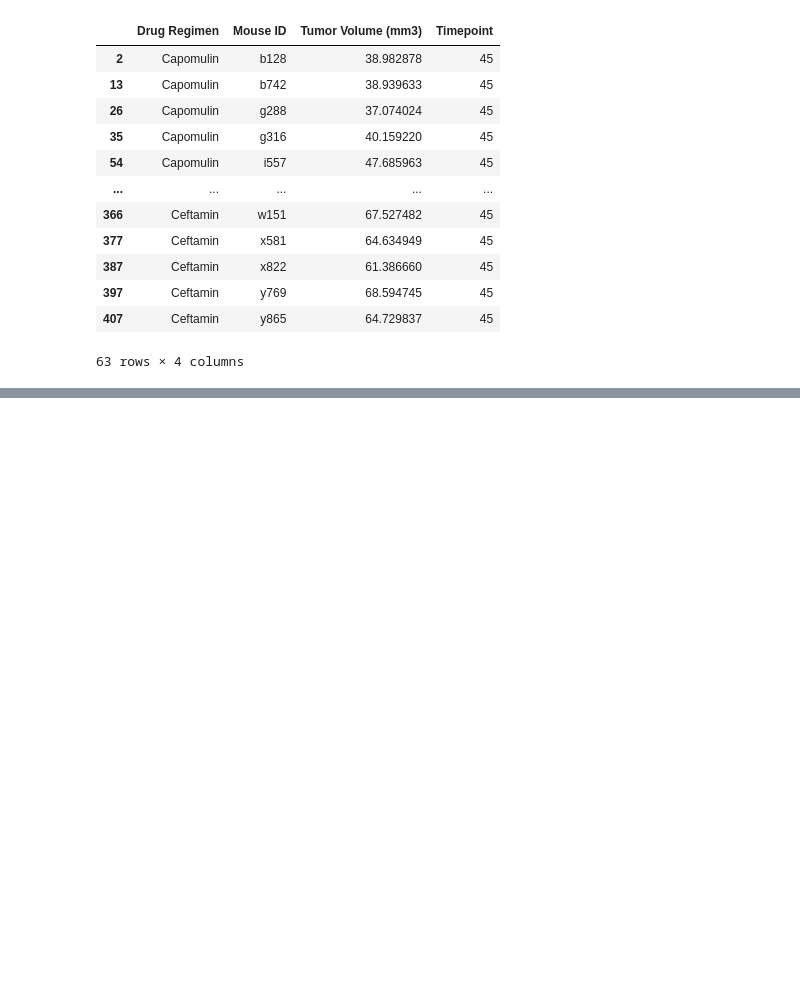
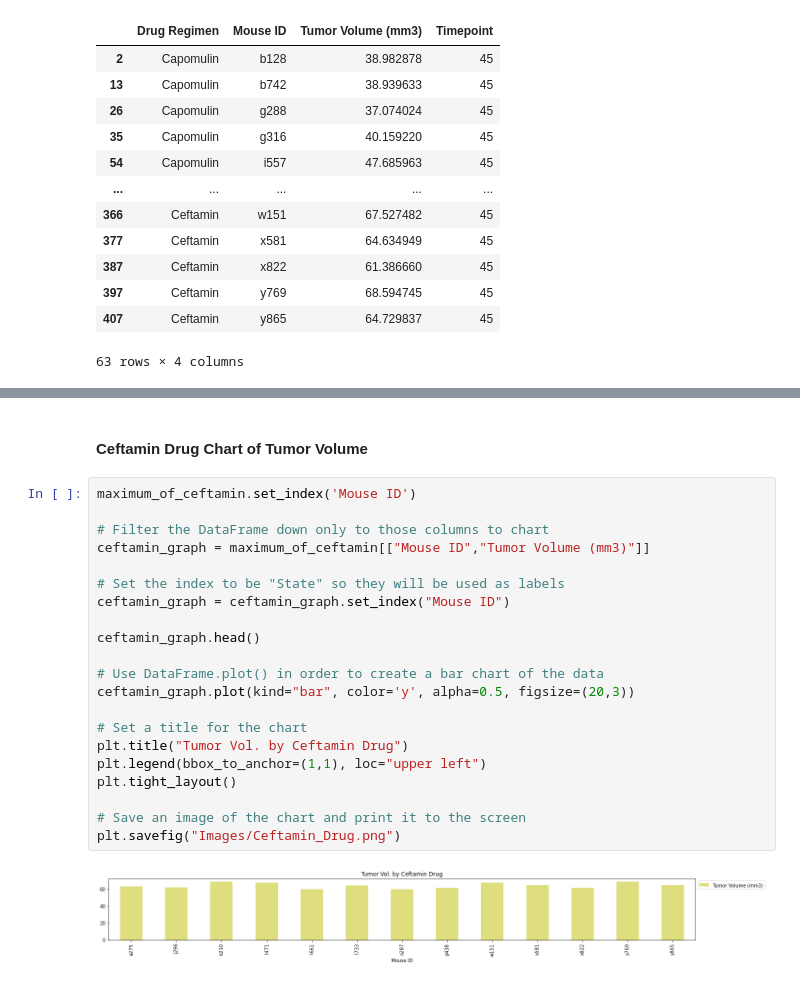
Before and after one commit to samuelroiz/Pymaceuticals_DA, a Jupyter notebook: Pymaceuticals_Code.ipynb, the cells around one changed output, grey strips where cells are left out. Saved outputs shown, nothing was run; the diff lists cells and outputs as text; blank space fills up the shorter version.

```diff
--- a/Pymaceuticals_Code.ipynb
+++ b/Pymaceuticals_Code.ipynb
@@ -693,0 +764,25 @@ ValueError: The truth value of a Series is ambiguous. Use a.empty, a.bool(), a.i
+# %% [markdown]
+#### Ceftamin Drug Chart of Tumor Volume
+# %%
+maximum_of_ceftamin.set_index('Mouse ID')
+
+# Filter the DataFrame down only to those columns to chart
+ceftamin_graph = maximum_of_ceftamin[["Mouse ID","Tumor Volume (mm3)"]]
+
+# Set the index to be "State" so they will be used as labels
+ceftamin_graph = ceftamin_graph.set_index("Mouse ID")
+
+ceftamin_graph.head()
+
+# Use DataFrame.plot() in order to create a bar chart of the data
+ceftamin_graph.plot(kind="bar", color='y', alpha=0.5, figsize=(20,3))
+
+# Set a title for the chart
+plt.title("Tumor Vol. by Ceftamin Drug")
+plt.legend(bbox_to_anchor=(1,1), loc="upper left")
+plt.tight_layout()
+
+# Save an image of the chart and print it to the screen
+plt.savefig("Images/Ceftamin_Drug.png")
+# %% [output]
+[figure, added]
```
Also changed, not shown: parts of 13 cells of this notebook, 11 other files.
